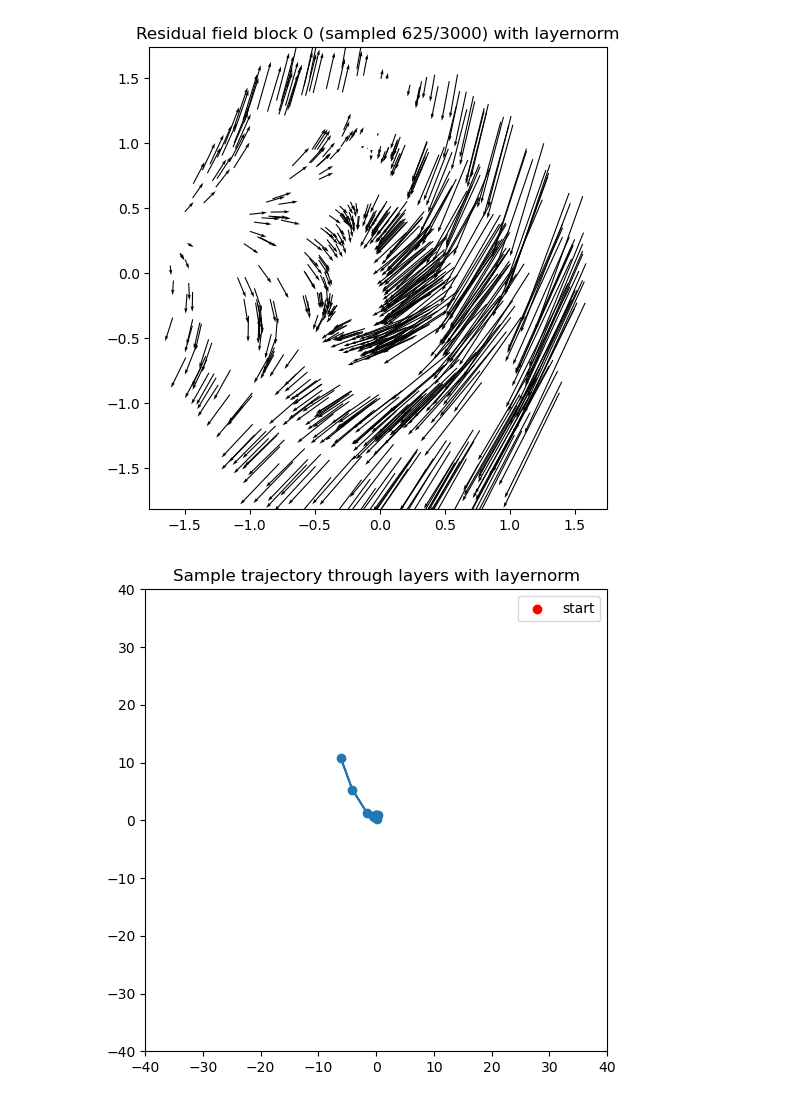
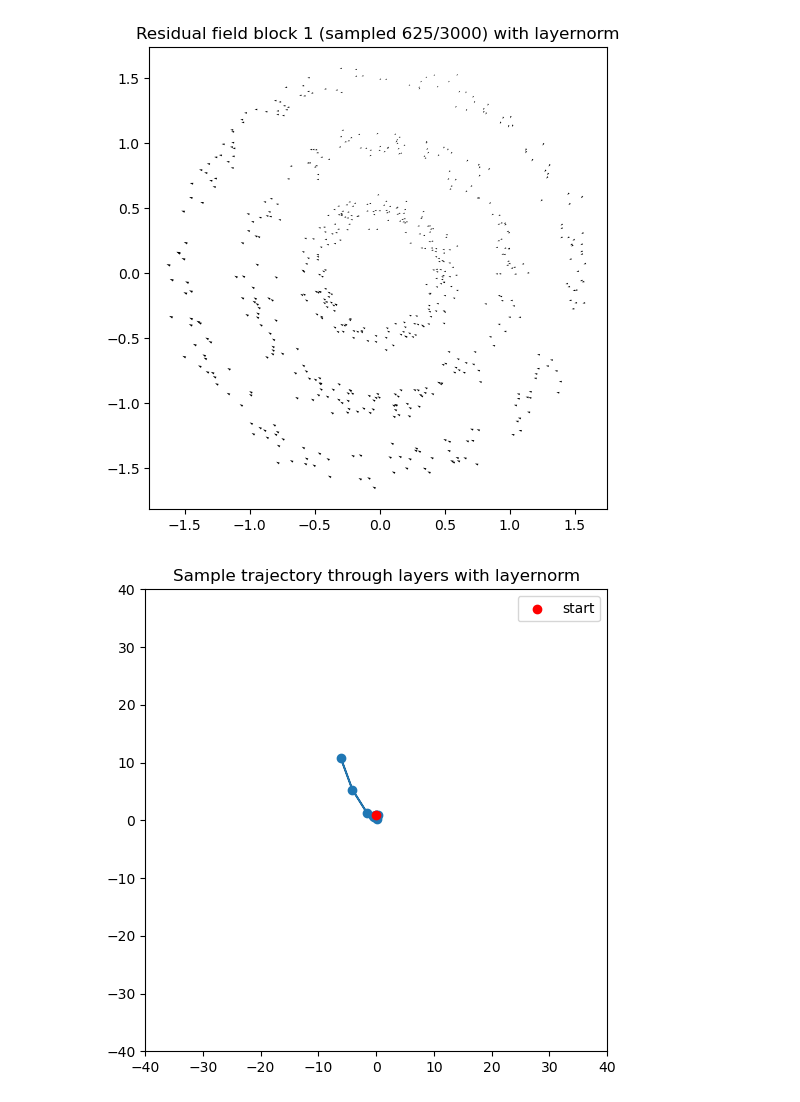
Before and after one commit to aikalee/non-mysterious-transformer, a Jupyter notebook: notebooks/visualization.ipynb, the cells around one changed output. Drawn from its saved outputs; the diff is of its cells as text; code cells hidden in the pictures.

Commit message:
upload visualization images

```diff
--- a/notebooks/visualization.ipynb
+++ b/notebooks/visualization.ipynb
@@ -18,6 +15,6 @@ config_path = os.path.join(PROJECT_ROOT, "checkpoints", "ln.pt") if with_ln else
 # %%
 @torch.no_grad()
-def get_residuals(X, config_path=config_path):
+def get_residuals(X, config_path):
     model_info = torch.load(config_path, map_location="cpu")
     model = ToyResNet2D(**model_info["config"]["model"])
     ln = model_info["model_state_dict"]
@@ -25,8 +22,6 @@ def get_residuals(X, config_path=config_path):
     model.eval()
     _, _, rs = model(torch.from_numpy(X), return_traj=True)
     return rs
-# %%
-rs = get_residuals(X)
 # %%
 def plot_block_field(X, rs, layer=0, n=25, seed=0):
     """
@@ -54,14 +49,10 @@ def plot_block_field(X, rs, layer=0, n=25, seed=0):
 
     title = f"Residual field block {layer} (sampled {k}/{N}) with layernorm" if with_ln else f"Residual field block {layer} (sampled {k}/{N}) without layernorm"
     plt.figure(figsize=(6,6))
-    plt.quiver(Xg, Yg, U, V, angles="xy", scale_units="xy", scale=1)
+    plt.quiver(Xg, Yg, U, V, angles="xy", scale_units="xy", scale=40)
     plt.gca().set_aspect("equal", adjustable="box")
     plt.title(title)
     plt.show()
-# %%
-plot_block_field(X, rs, layer=0)
-# %% [output]
-[figure, old version]
 # %%
 def plot_sample_trajectory(X, rs, sample_idx=0):
 
@@ -96,14 +87,18 @@ def plot_sample_trajectory(X, rs, sample_idx=0):
             length_includes_head=True
         )
 
-    plt.scatter(trajectory[0,0], trajectory[0,1], color='red', label='start')
+    plt.scatter(trajectory[0,0], trajectory[0,1], color='red', label='start', zorder=10)
 
     plt.gca().set_aspect('equal')
     plt.title(title)
     plt.legend()
-
     plt.show()
-# %%
-plot_sample_trajectory(X, rs)
-# %% [output]
-[figure, removed]
+# %%
+for with_ln in [True, False]:
+    config_path = os.path.join(PROJECT_ROOT, "checkpoints", "ln.pt") if with_ln else os.path.join(PROJECT_ROOT, "checkpoints", "no_ln.pt")
+    rs = get_residuals(X, config_path)
+    plot_block_field(X, rs, layer=1)
+    plot_sample_trajectory(X, rs)
+# %% [output]
+[figure, new version]
+[figure, added]
```
Also changed, not shown: parts of 2 cells of this notebook, 13 other files.
